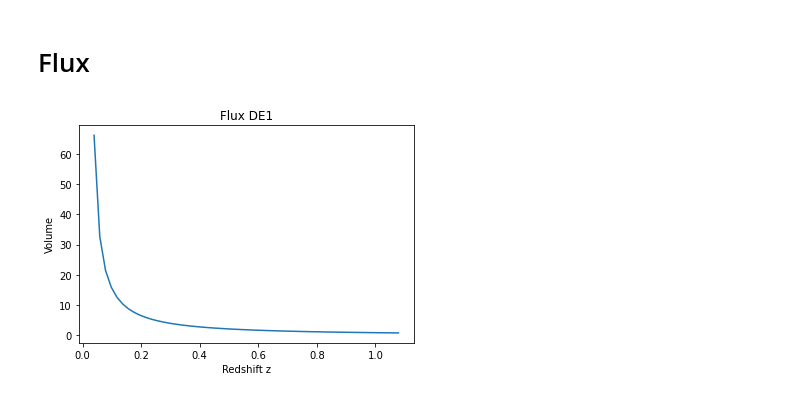
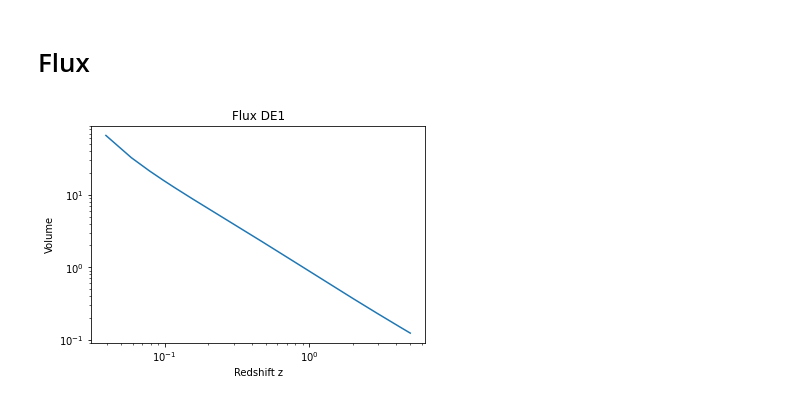
Before and after one commit to carle13/Galaxy-clusters-number-counts, a Jupyter notebook: analysis.ipynb, the cells around one changed output. Saved outputs shown, nothing was run; the diff lists cells and outputs as text; code cells hidden in the pictures.

```diff
--- a/analysis.ipynb
+++ b/analysis.ipynb
@@ -127,6 +127,7 @@ cumVols = [None] * len(data) - 1
 for i in range(len(cumVols)):
 	cumVols[i] = len(zFinal)
 	for b in range(len(data[0])):
+		cumVols
 # %% [markdown]
 # Flux
 # %%
@@ -138,9 +139,9 @@ for i in range(1, len(data)):
 # %%
 plt.figure()
 plt.title('Flux DE1')
 plt.xlabel('Redshift z')
 plt.ylabel('Volume')
-plt.plot(flux[0][:-200], flux[2][:-200])
+plt.loglog(flux[0], flux[1])
 plt.show()
 # %% [output]
-[figure, old version]
+[figure, new version]
```
